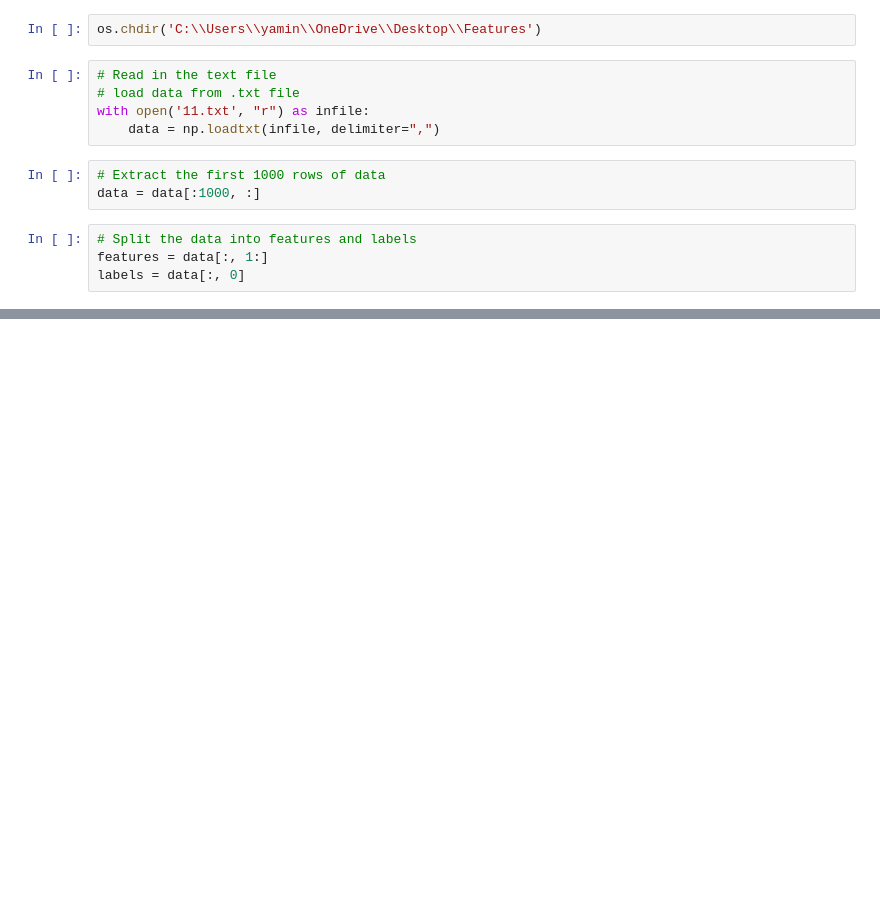
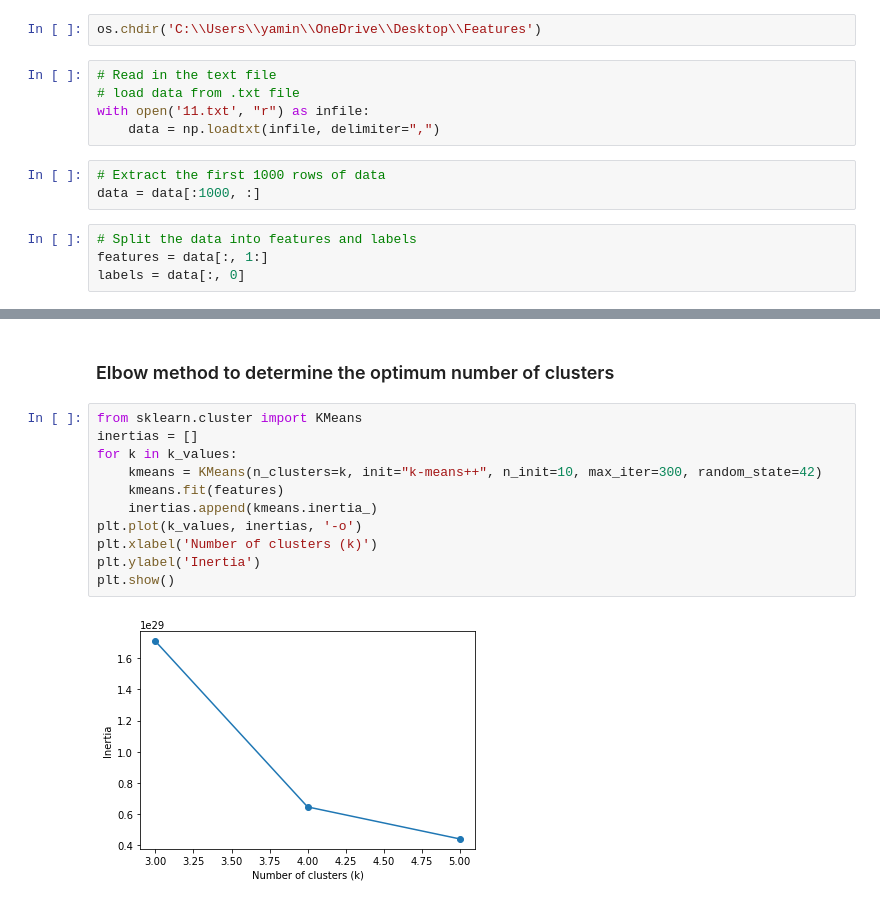
Before and after one commit to elgood/SAM, a Jupyter notebook: scripts/SAM/K-Medians_with_Anomalies.ipynb, the cells around one changed output, grey strips where cells are left out. Cells and saved outputs as stored; diff of their text form; blank space fills up the shorter version.

```diff
--- a/scripts/SAM/K-Medians_with_Anomalies.ipynb
+++ b/scripts/SAM/K-Medians_with_Anomalies.ipynb
@@ -83,0 +99,15 @@ Anomalies: 2
+# %% [markdown]
+### Elbow method to determine the optimum number of clusters
+# %%
+from sklearn.cluster import KMeans
+inertias = []
+for k in k_values:
+    kmeans = KMeans(n_clusters=k, init="k-means++", n_init=10, max_iter=300, random_state=42)
+    kmeans.fit(features)
+    inertias.append(kmeans.inertia_)
+plt.plot(k_values, inertias, '-o')
+plt.xlabel('Number of clusters (k)')
+plt.ylabel('Inertia')
+plt.show()
+# %% [output]
+[figure, added]
```
Also changed, not shown: parts of 5 cells of this notebook.
